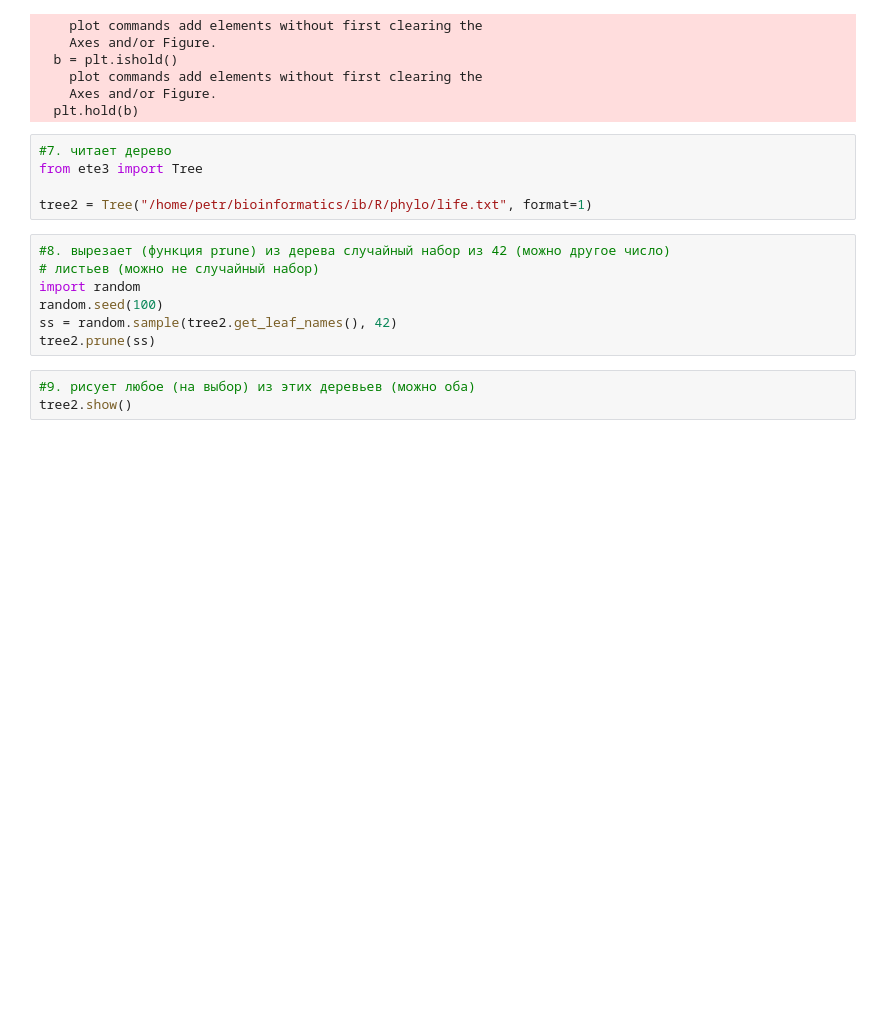
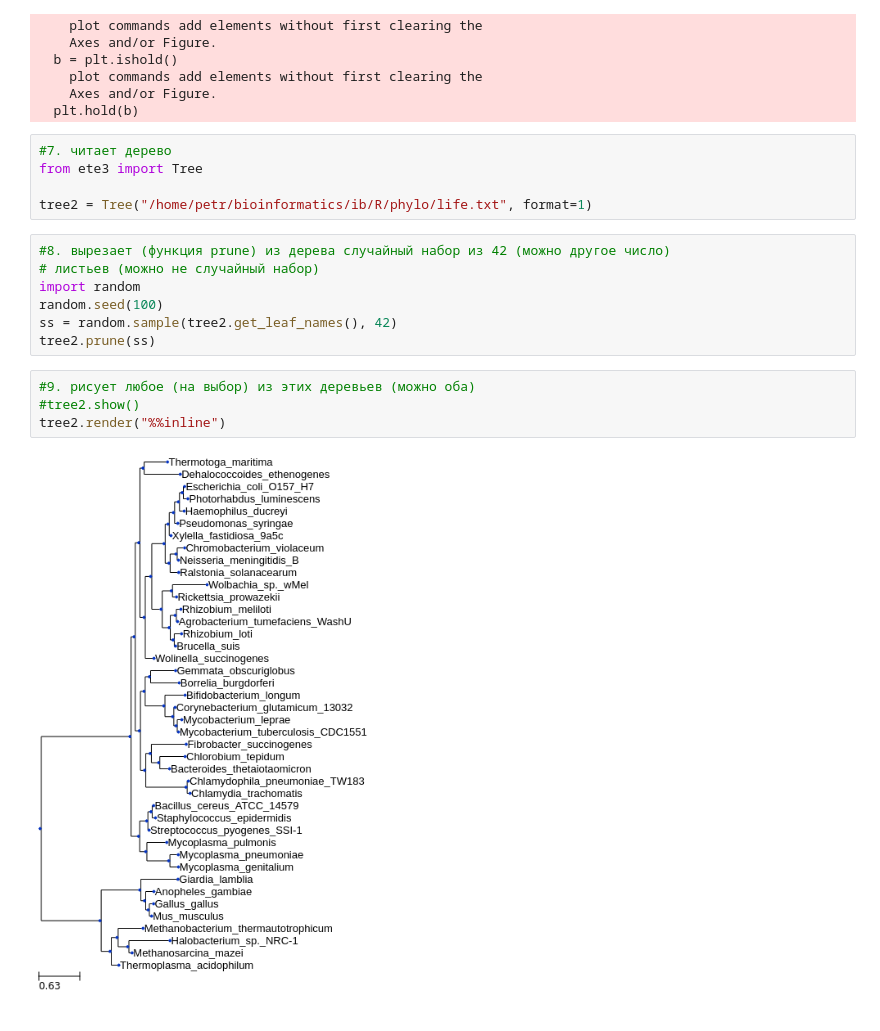
Before and after one commit to PetrKozyrev/phylo, a Jupyter notebook: phylo_homework2.ipynb, the cells around one changed output. Drawn from its saved outputs; the diff is of its cells as text; blank space fills up the shorter version.

```diff
--- a/phylo_homework2.ipynb
+++ b/phylo_homework2.ipynb
@@ -71,7 +71,10 @@ ss = random.sample(tree2.get_leaf_names(), 42)
 tree2.prune(ss)
 # %%
 #9. рисует любое (на выбор) из этих деревьев (можно оба)
-tree2.show()
+#tree2.show()
+tree2.render("%%inline")
+# %% [output]
+[figure, added]
 # %%
 #10. рисует любое (на выбор) из этих деревьев с дополнительной обработкой символов
 # на узлах (в смысле нужно поменять дефолтные синие точки на что-нибудь)
```
Also changed, not shown: parts of 2 cells of this notebook.
